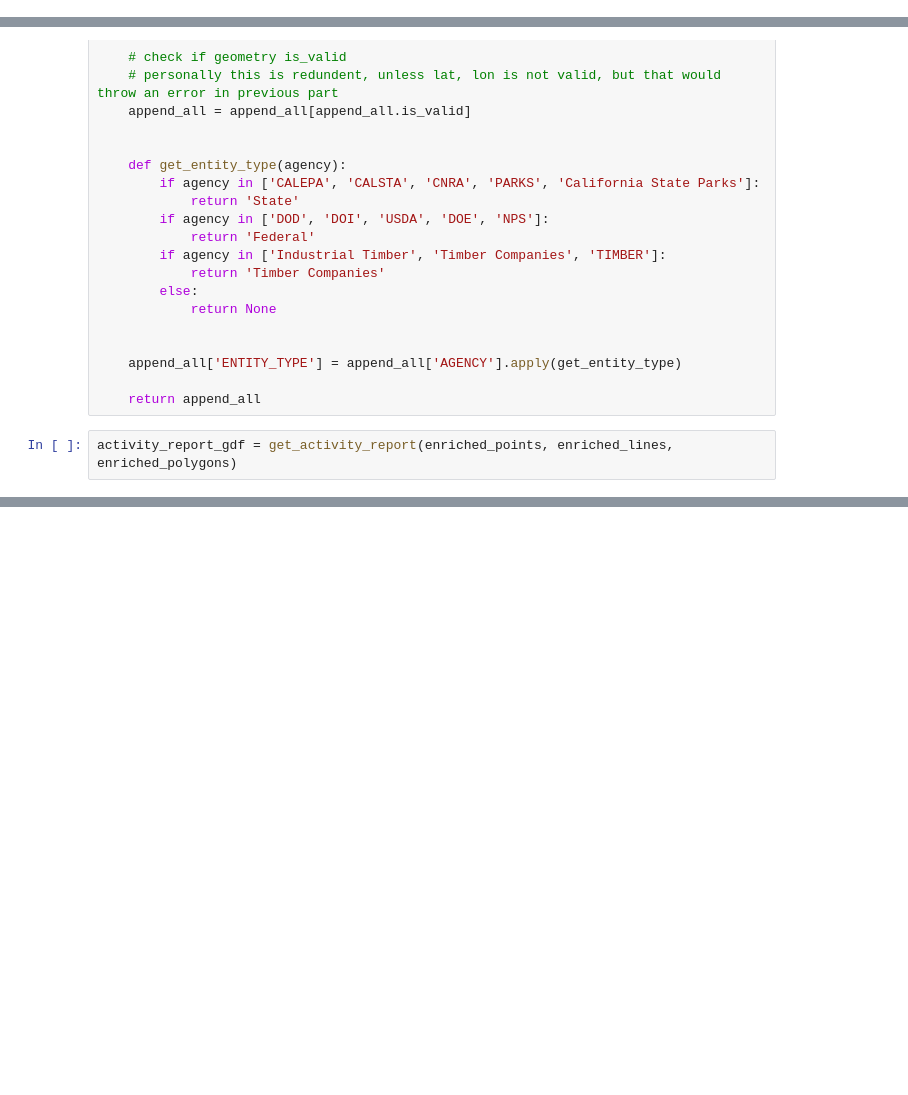
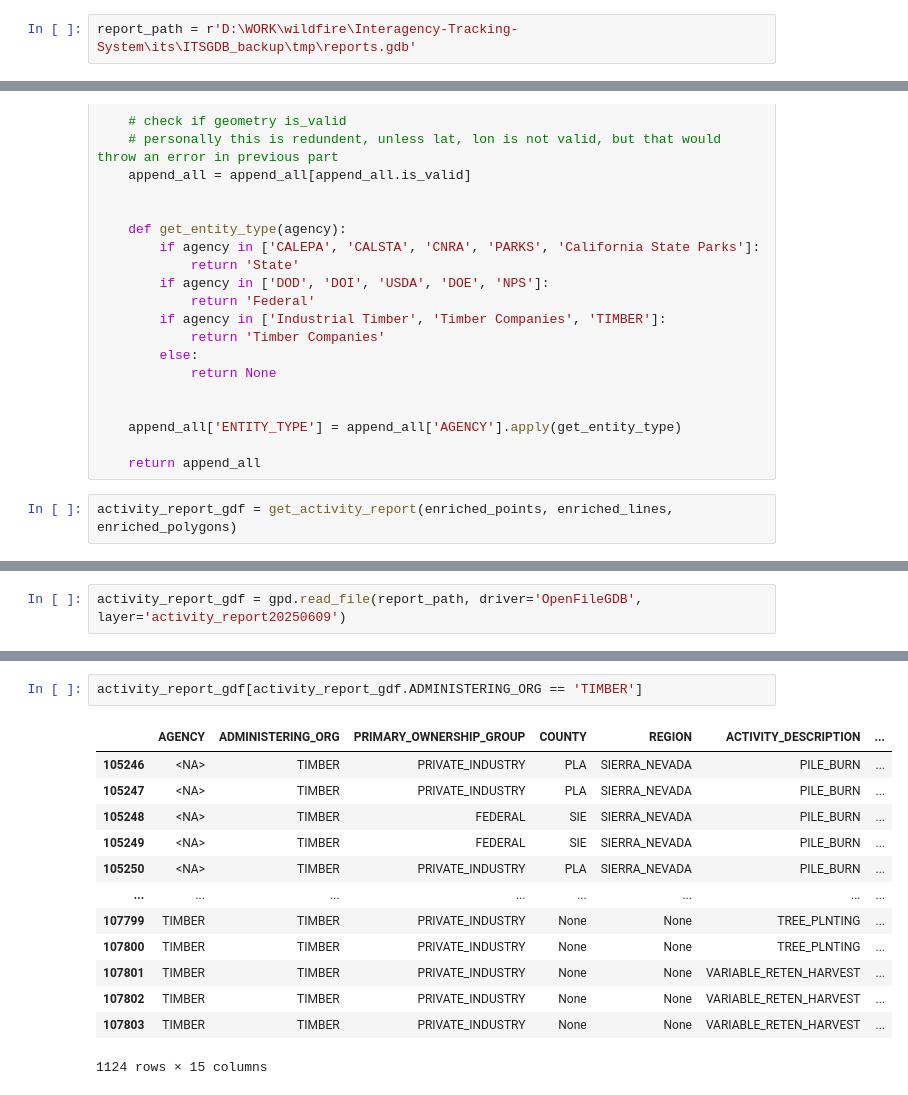
Before and after one commit to klinucsd/interagency-tracking-system, a Jupyter notebook: notebooks/Append.ipynb, the cells around one changed output, grey strips where cells are left out. Drawn from its saved outputs; the diff is of its cells as text; blank space fills up the shorter version.

```diff
--- a/notebooks/Append.ipynb
+++ b/notebooks/Append.ipynb
@@ -19,3 +19,5 @@ append_path = r"D:\WORK\wildfire\Interagency-Tracking-System\its\ITSGDB_backup\V
+# %%
+report_path = r'D:\WORK\wildfire\Interagency-Tracking-System\its\ITSGDB_backup\tmp\reports.gdb'
 # %%
 # skip the append, reports gdb file path
 skip_list = ['appended.gdb', 'reports.gdb']
@@ -195,0 +319,2 @@ D:\WORK\wildfire\Interagency-Tracking-System\its\ITSGDB_backup\V2.0\reports.gdb
+# %%
+activity_report_gdf = gpd.read_file(report_path, driver='OpenFileGDB', layer='activity_report20250609')
@@ -195,0 +423,16 @@ D:\WORK\wildfire\Interagency-Tracking-System\its\ITSGDB_backup\V2.0\reports.gdb
+# %%
+activity_report_gdf[activity_report_gdf.ADMINISTERING_ORG == 'TIMBER']
+# %% [output]
+|  | AGENCY | ADMINISTERING_ORG | PRIMARY_OWNERSHIP_GROUP | COUNTY | REGION | ACTIVITY_DESCRIPTION | ... |
+| 105246 | <NA> | TIMBER | PRIVATE_INDUSTRY | PLA | SIERRA_NEVADA | PILE_BURN | ... |
+| 105247 | <NA> | TIMBER | PRIVATE_INDUSTRY | PLA | SIERRA_NEVADA | PILE_BURN | ... |
+| 105248 | <NA> | TIMBER | FEDERAL | SIE | SIERRA_NEVADA | PILE_BURN | ... |
+| 105249 | <NA> | TIMBER | FEDERAL | SIE | SIERRA_NEVADA | PILE_BURN | ... |
+| 105250 | <NA> | TIMBER | PRIVATE_INDUSTRY | PLA | SIERRA_NEVADA | PILE_BURN | ... |
+| ... | ... | ... | ... | ... | ... | ... | ... |
+| 107799 | TIMBER | TIMBER | PRIVATE_INDUSTRY | None | None | TREE_PLNTING | ... |
+| 107800 | TIMBER | TIMBER | PRIVATE_INDUSTRY | None | None | TREE_PLNTING | ... |
+| 107801 | TIMBER | TIMBER | PRIVATE_INDUSTRY | None | None | VARIABLE_RETEN_HARVEST | ... |
+| 107802 | TIMBER | TIMBER | PRIVATE_INDUSTRY | None | None | VARIABLE_RETEN_HARVEST | ... |
+| 107803 | TIMBER | TIMBER | PRIVATE_INDUSTRY | None | None | VARIABLE_RETEN_HARVEST | ... |
+1124 rows × 15 columns
```
Also changed, not shown: parts of 35 cells of this notebook, 8 other files.
